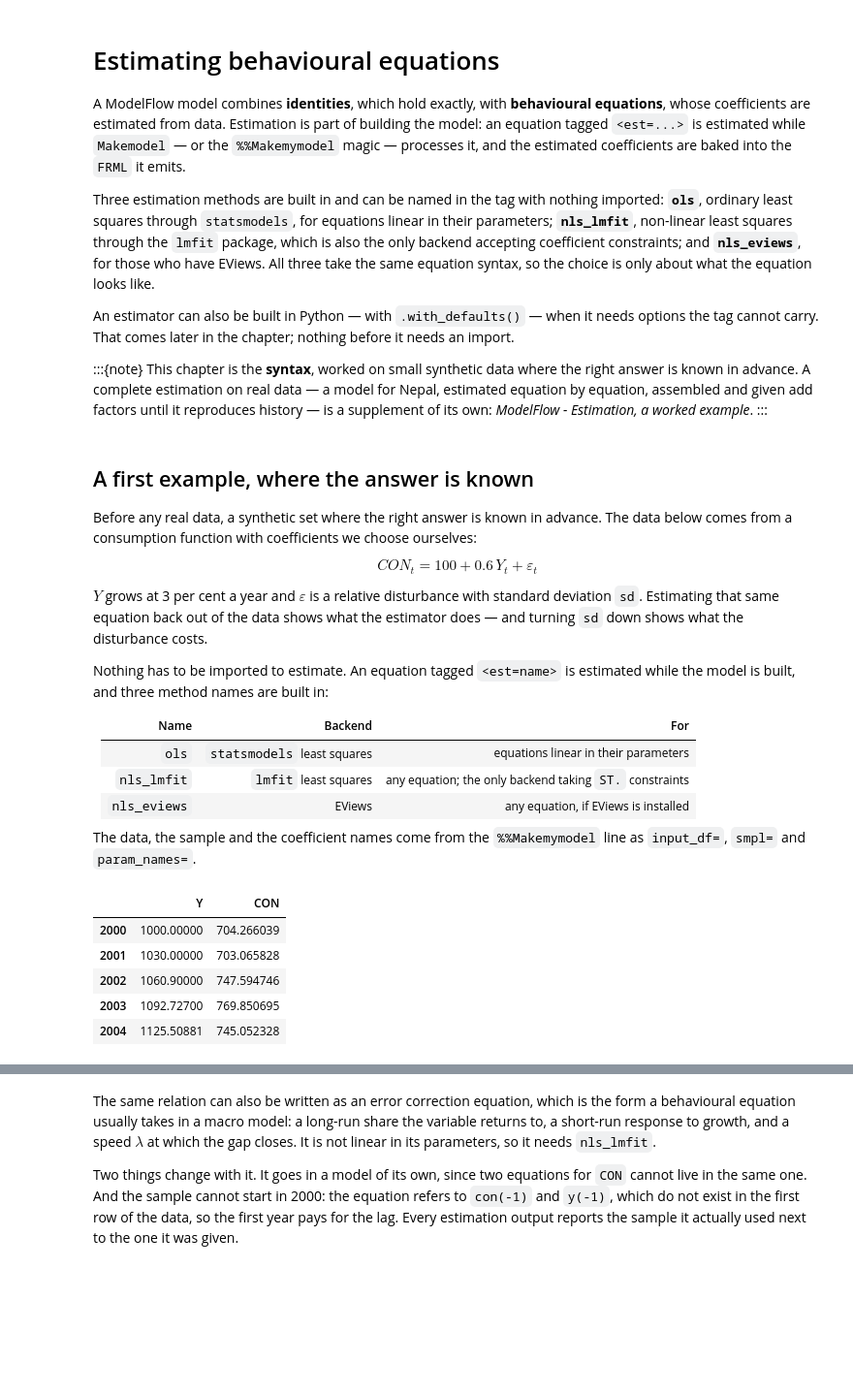
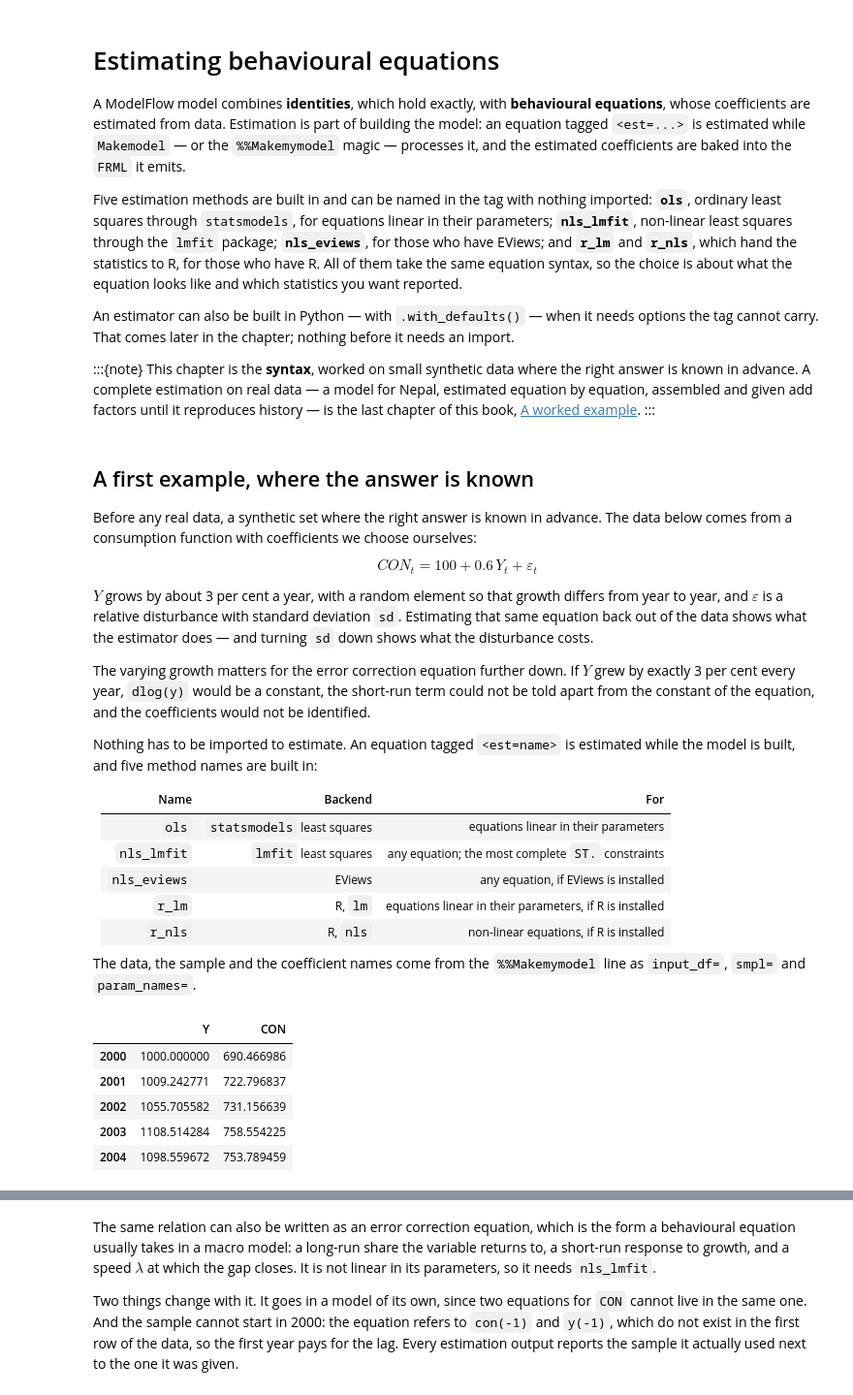
Before and after one commit to IbHansen/specification, a Jupyter notebook: estimation.ipynb, the cells around one changed output, grey strips where cells are left out. Shown at 97% size. Saved outputs shown, nothing was run; the diff lists cells and outputs as text; code cells hidden in the pictures; blank space fills up the shorter version.

```diff
--- a/estimation.ipynb
+++ b/estimation.ipynb
@@ -3,12 +3,12 @@
 
 A ModelFlow model combines **identities**, which hold exactly, with **behavioural equations**, whose coefficients are estimated from data. Estimation is part of building the model: an equation tagged `<est=...>` is estimated while `Makemodel` — or the `%%Makemymodel` magic — processes it, and the estimated coefficients are baked into the `FRML` it emits.
 
-Three estimation methods are built in and can be named in the tag with nothing imported: **`ols`**, ordinary least squares through `statsmodels`, for equations linear in their parameters; **`nls_lmfit`**, non-linear least squares through the `lmfit` package, which is also the only backend accepting coefficient constraints; and **`nls_eviews`**, for those who have EViews. All three take the same equation syntax, so the choice is only about what the equation looks like.
+Five estimation methods are built in and can be named in the tag with nothing imported: **`ols`**, ordinary least squares through `statsmodels`, for equations linear in their parameters; **`nls_lmfit`**, non-linear least squares through the `lmfit` package; **`nls_eviews`**, for those who have EViews; and **`r_lm`** and **`r_nls`**, which hand the statistics to R, for those who have R. All of them take the same equation syntax, so the choice is about what the equation looks like and which statistics you want reported.
 
 An estimator can also be built in Python — with `.with_defaults()` — when it needs options the tag cannot carry. That comes later in the chapter; nothing before it needs an import.
 
 :::{note}
-This chapter is the **syntax**, worked on small synthetic data where the right answer is known in advance. A complete estimation on real data — a model for Nepal, estimated equation by equation, assembled and given add factors until it reproduces history — is a supplement of its own: *ModelFlow - Estimation, a worked example*.
+This chapter is the **syntax**, worked on small synthetic data where the right answer is known in advance. A complete estimation on real data — a model for Nepal, estimated equation by equation, assembled and given add factors until it reproduces history — is the last chapter of this book, [A worked example](worked%20example.ipynb).
 :::
 # %%
 import pandas as pd
@@ -24,39 +24,47 @@ Before any real data, a synthetic set where the right answer is known in advance
 
 $$ CON_t = 100 + 0.6\,Y_t + \varepsilon_t $$
 
-$Y$ grows at 3 per cent a year and $\varepsilon$ is a relative disturbance with standard deviation `sd`. Estimating that same equation back out of the data shows what the estimator does — and turning `sd` down shows what the disturbance costs.
+$Y$ grows by about 3 per cent a year, with a random element so that growth differs from year to year, and $\varepsilon$ is a relative disturbance with standard deviation `sd`. Estimating that same equation back out of the data shows what the estimator does — and turning `sd` down shows what the disturbance costs.
 
-Nothing has to be imported to estimate. An equation tagged `<est=name>` is estimated while the model is built, and three method names are built in:
+The varying growth matters for the error correction equation further down. If $Y$ grew by exactly 3 per cent every year, `dlog(y)` would be a constant, the short-run term could not be told apart from the constant of the equation, and the coefficients would not be identified.
+
+Nothing has to be imported to estimate. An equation tagged `<est=name>` is estimated while the model is built, and five method names are built in:
 
 | Name | Backend | For |
 |---|---|---|
 | `ols` | `statsmodels` least squares | equations linear in their parameters |
-| `nls_lmfit` | `lmfit` least squares | any equation; the only backend taking `ST.` constraints |
+| `nls_lmfit` | `lmfit` least squares | any equation; the most complete `ST.` constraints |
 | `nls_eviews` | EViews | any equation, if EViews is installed |
+| `r_lm` | R, `lm` | equations linear in their parameters, if R is installed |
+| `r_nls` | R, `nls` | non-linear equations, if R is installed |
 
 The data, the sample and the coefficient names come from the `%%Makemymodel` line as `input_df=`, `smpl=` and `param_names=`.
 # %%
 def make_data(sd=0.02, years=range(2000, 2021), seed=42):
     '''Synthetic data from a known consumption function: CON = 100 + 0.6*Y
 
+    Y grows by 3 per cent a year plus a random element (standard deviation 2 per cent).
     sd is the standard deviation of the relative disturbance on CON.'''
 
-    idx   = list(years)
-    y     = pd.Series([1000 * 1.03**t for t in range(len(idx))], index=idx)
-    con   = 100 + 0.6 * y
-    noise = np.random.default_rng(seed).normal(0, sd, len(idx))
+    idx     = list(years)
+    rng     = np.random.default_rng(seed)
+    growth  = 0.03 + rng.normal(0, 0.02, len(idx))
+    growth[0] = 0                                   # Y starts at 1000
+    y       = pd.Series(1000 * np.exp(np.cumsum(growth)), index=idx)
+    con     = 100 + 0.6 * y
+    noise   = rng.normal(0, sd, len(idx))
     return pd.DataFrame({'Y': y, 'CON': con * (1 + noise)})
 
 
 small = make_data()
 small.head()
 # %% [output]
 |  | Y | CON |
-| 2000 | 1000.00000 | 704.266039 |
-| 2001 | 1030.00000 | 703.065828 |
-| 2002 | 1060.90000 | 747.594746 |
-| 2003 | 1092.72700 | 769.850695 |
-| 2004 | 1125.50881 | 745.052328 |
+| 2000 | 1000.000000 | 690.466986 |
+| 2001 | 1009.242771 | 722.796837 |
+| 2002 | 1055.705582 | 731.156639 |
+| 2003 | 1108.514284 | 758.554225 |
+| 2004 | 1098.559672 | 753.789459 |
 # %%
 %%Makemymodel Mlinear input_df=small smpl=(2001,2020) param_names=['alfa','beta_longterm']
 ## A linear consumption function
```
Also changed, not shown: parts of 31 cells of this notebook, 9 other files.
